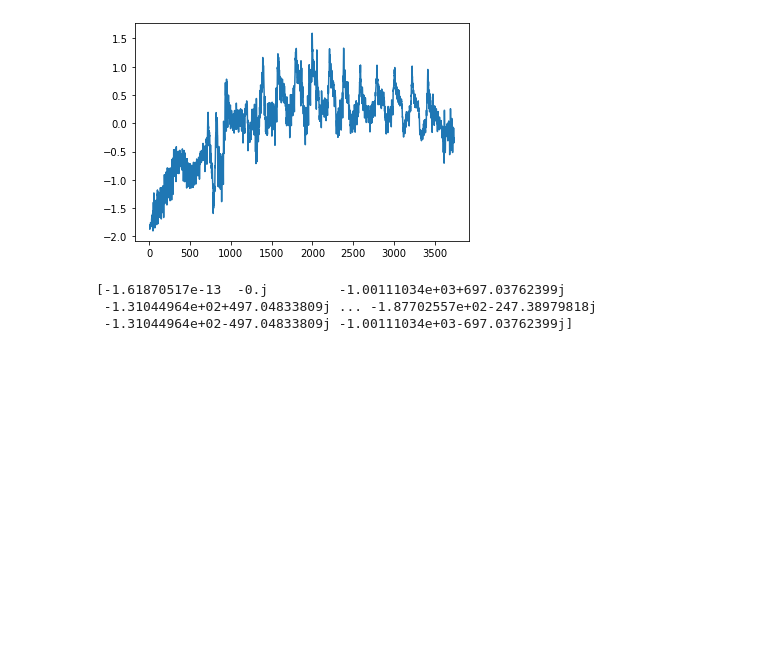
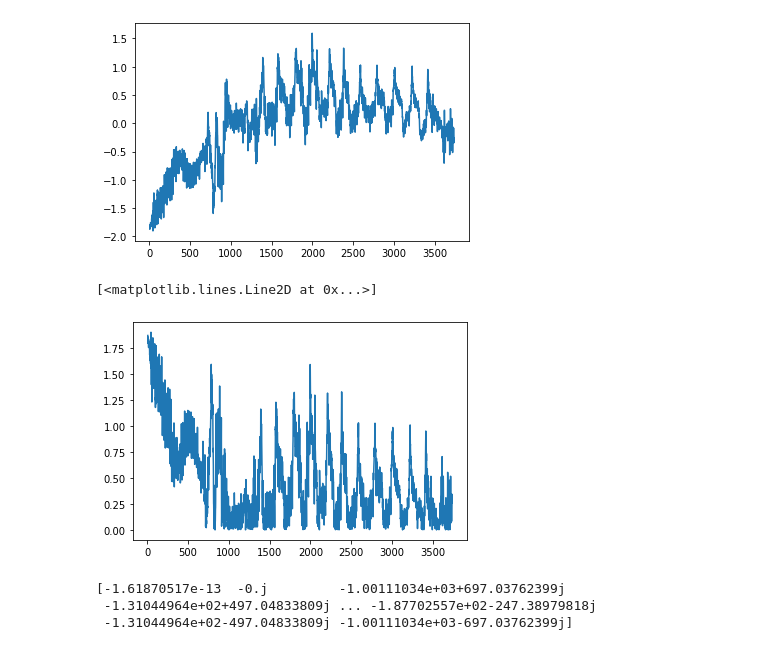
Before and after one commit to Michael-Nath/sona, a Jupyter notebook: analyze_raw_emg.ipynb, the cells around one changed output. Saved outputs shown, nothing was run; the diff lists cells and outputs as text; code cells hidden in the pictures; blank space fills up the shorter version.

```diff
--- a/analyze_raw_emg.ipynb
+++ b/analyze_raw_emg.ipynb
@@ -52,6 +56,12 @@ plt.plot(corrected_emg)
 Name: EMG Channel 1, Length: 3733, dtype: float64
 [<matplotlib.lines.Line2D at 0x...>]
 [figure]
+# %%
+rectified_emg = corrected_emg.abs()
+plt.plot(rectified_emg)
+# %% [output]
+[<matplotlib.lines.Line2D at 0x...>]
+[figure, added]
 # %%
 from scipy.fftpack import fft
 FFT_emg = fft(corrected_emg.values)
```
Also changed, not shown: parts of 2 cells of this notebook, 1 other file.
